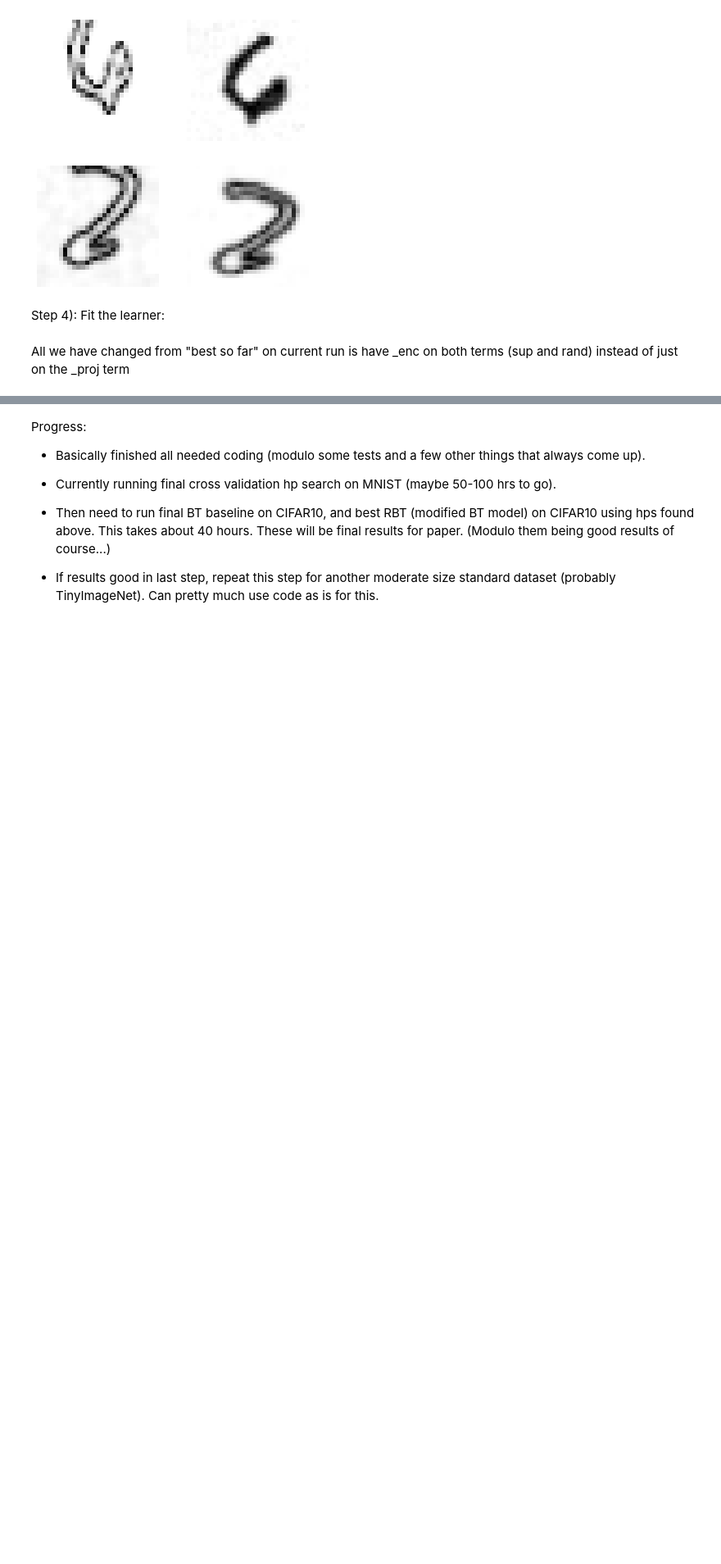
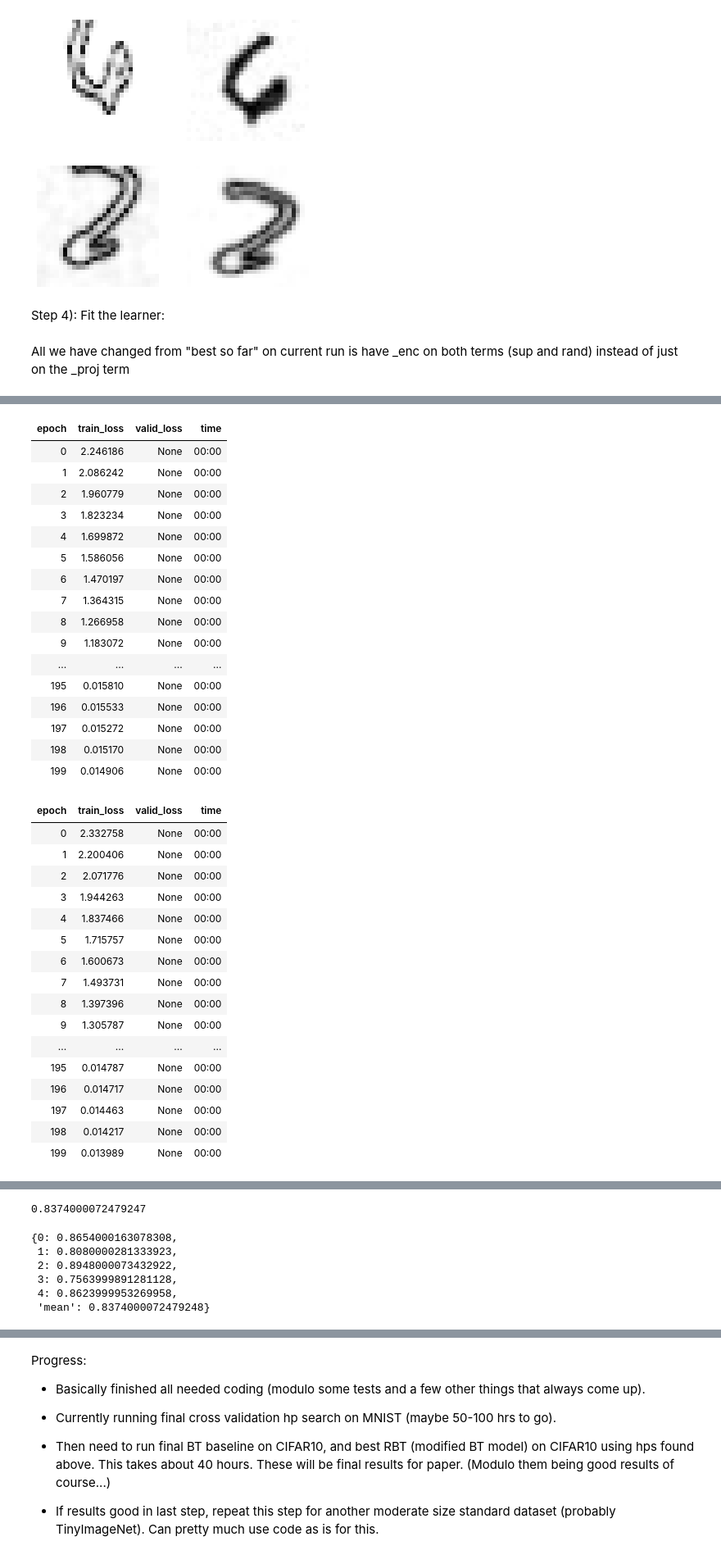
Before and after one commit to hamish-haggerty/AI-hacking, a Jupyter notebook: SSL/MNIST_Val_draft.ipynb, the cells around one changed output, grey strips where cells are left out. Shown at 82% size. Cells and saved outputs as stored; diff of their text form; code cells hidden in the pictures; blank space fills up the shorter version.

```diff
--- a/SSL/MNIST_Val_draft.ipynb
+++ b/SSL/MNIST_Val_draft.ipynb
@@ -466,0 +483,38 @@ KeyboardInterrupt: ignored
+# %%
+acc_dict = tune_valid(fastai_encoder)
+acc_dict
+# %% [output]
+| epoch | train_loss | valid_loss | time |
+| 0 | 2.246186 | None | 00:00 |
+| 1 | 2.086242 | None | 00:00 |
+| 2 | 1.960779 | None | 00:00 |
+| 3 | 1.823234 | None | 00:00 |
+| 4 | 1.699872 | None | 00:00 |
+| 5 | 1.586056 | None | 00:00 |
+| 6 | 1.470197 | None | 00:00 |
+| 7 | 1.364315 | None | 00:00 |
+| 8 | 1.266958 | None | 00:00 |
+| 9 | 1.183072 | None | 00:00 |
+| ... | ... | ... | ... |
+| 195 | 0.015810 | None | 00:00 |
+| 196 | 0.015533 | None | 00:00 |
+| 197 | 0.015272 | None | 00:00 |
+| 198 | 0.015170 | None | 00:00 |
+| 199 | 0.014906 | None | 00:00 |
+| epoch | train_loss | valid_loss | time |
+| 0 | 2.332758 | None | 00:00 |
+| 1 | 2.200406 | None | 00:00 |
+| 2 | 2.071776 | None | 00:00 |
+| 3 | 1.944263 | None | 00:00 |
+| 4 | 1.837466 | None | 00:00 |
+| 5 | 1.715757 | None | 00:00 |
+| 6 | 1.600673 | None | 00:00 |
+| 7 | 1.493731 | None | 00:00 |
+| 8 | 1.397396 | None | 00:00 |
+| 9 | 1.305787 | None | 00:00 |
+| ... | ... | ... | ... |
+| 195 | 0.014787 | None | 00:00 |
+| 196 | 0.014717 | None | 00:00 |
+| 197 | 0.014463 | None | 00:00 |
+| 198 | 0.014217 | None | 00:00 |
+| 199 | 0.013989 | None | 00:00 |
@@ -467,3 +572,10 @@ KeyboardInterrupt: ignored
+0.8374000072479247
+{0: 0.8654000163078308,
+ 1: 0.8080000281333923,
+ 2: 0.8948000073432922,
+ 3: 0.7563999891281128,
+ 4: 0.8623999953269958,
+ 'mean': 0.8374000072479248}
 # %%
 def sample_hp():
     "Sample hps for training bt -- need number of inner_steps and a bunch of other stuff"
```
Also changed, not shown: parts of 12 cells of this notebook.
